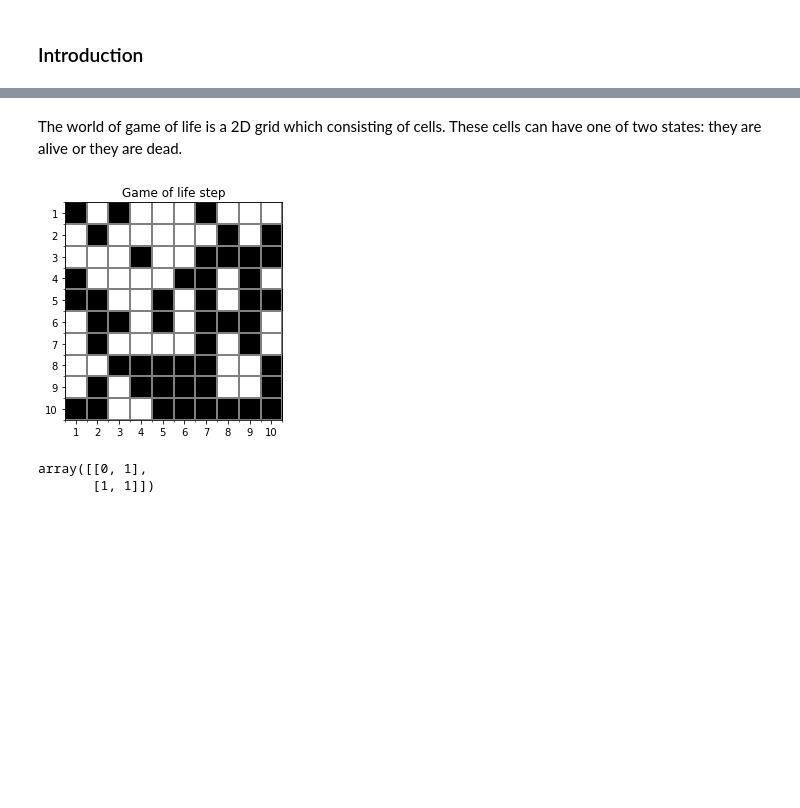
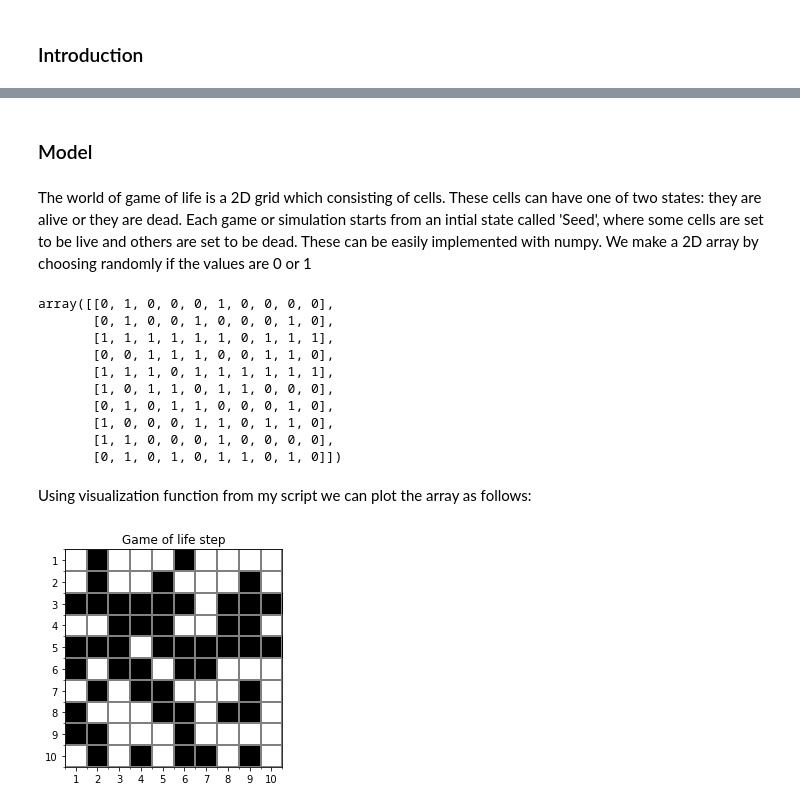
Before and after one commit to ArttuL/gameoflife, a Jupyter notebook: Game_of_life_demo.ipynb, the cells around one changed output, grey strips where cells are left out. Saved outputs shown, nothing was run; the diff lists cells and outputs as text; code cells hidden in the pictures; blank space fills up the shorter version.

```diff
--- a/Game_of_life_demo.ipynb
+++ b/Game_of_life_demo.ipynb
@@ -30,13 +30,25 @@ Jeff Conway’s Game of life is a cellular automata model that demonstrates how
+# %% [markdown]
+### Model
 # %% [markdown]
-The world of game of life is a 2D grid which consisting of cells. These cells can have one of two states: they are alive or they are dead.
+The world of game of life is a 2D grid which consisting of cells. These cells can have one of two states: they are alive or they are dead. Each game or simulation starts from an intial state called 'Seed', where some cells are set to be live and others are set to be dead. These can be easily implemented with numpy. We make a 2D array by choosing randomly if the values are 0 or 1
 # %%
 Size=10
-world_array=np.random.choice([0, 1], size=(Size,Size))
-ax=gol.plot_step(world_array)
+seed_array=np.random.choice([0, 1], size=(Size,Size))
+seed_array
 # %% [output]
-[figure, removed]
+array([[0, 1, 0, 0, 0, 1, 0, 0, 0, 0],
+       [0, 1, 0, 0, 1, 0, 0, 0, 1, 0],
+       [1, 1, 1, 1, 1, 1, 0, 1, 1, 1],
+       [0, 0, 1, 1, 1, 0, 0, 1, 1, 0],
+       [1, 1, 1, 0, 1, 1, 1, 1, 1, 1],
+       [1, 0, 1, 1, 0, 1, 1, 0, 0, 0],
+       [0, 1, 0, 1, 1, 0, 0, 0, 1, 0],
+       [1, 0, 0, 0, 1, 1, 0, 1, 1, 0],
+       [1, 1, 0, 0, 0, 1, 0, 0, 0, 0],
+       [0, 1, 0, 1, 0, 1, 1, 0, 1, 0]])
-# %%
-world_array
-# %% [output]
-array([[0, 1],
-       [1, 1]])
+# %% [markdown]
+Using visualization function from my script we can plot the array as follows:
+# %%
+ax=gol.plot_step(seed_array)
+# %% [output]
+[figure, added]
```
Also changed, not shown: parts of 6 cells of this notebook, 2 other files.
